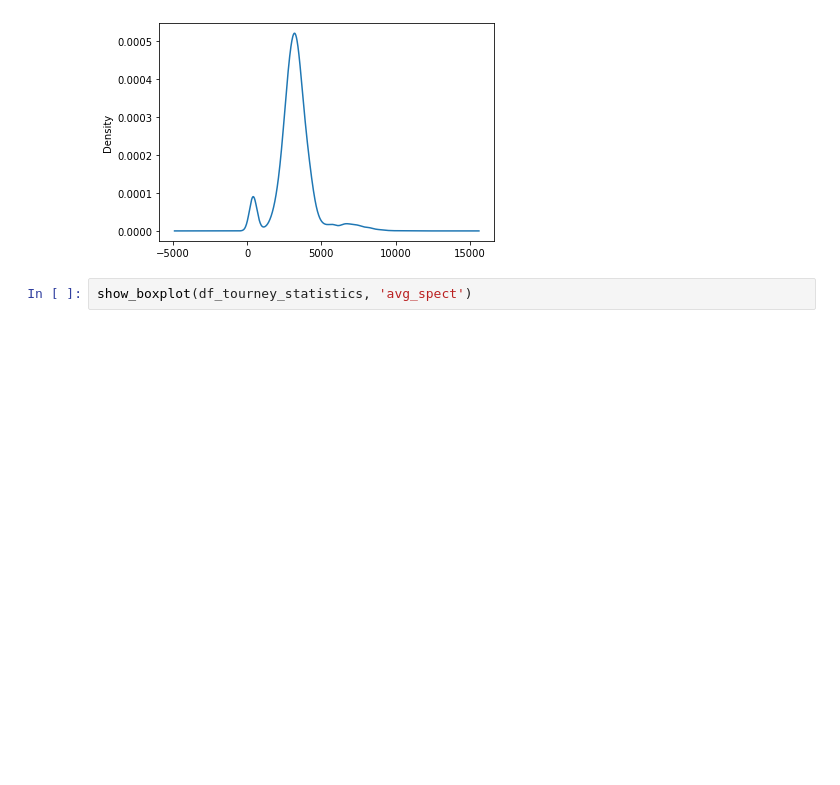
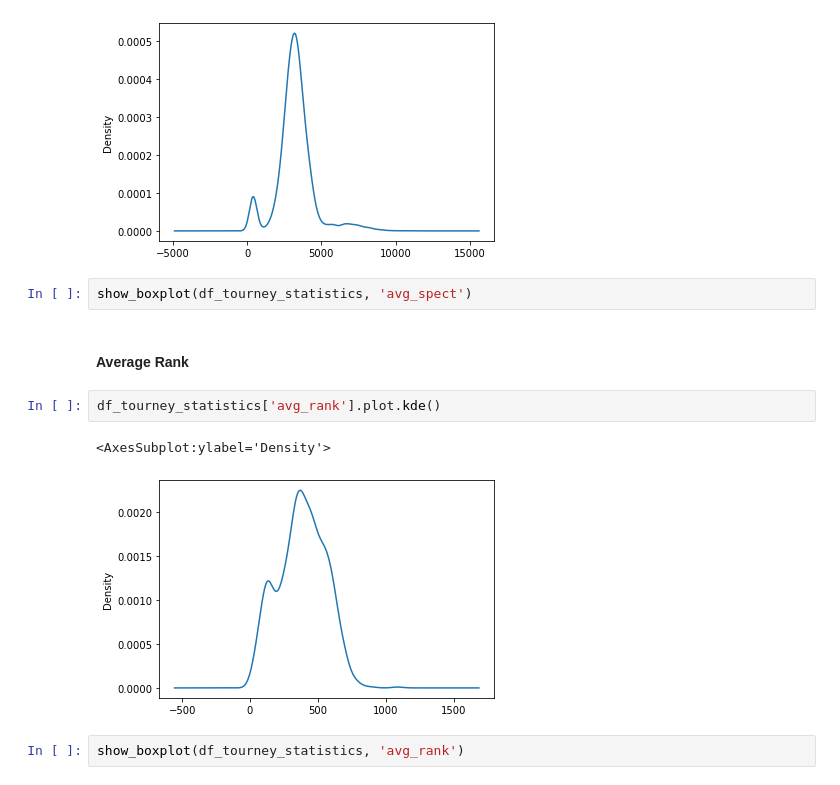
Before and after one commit to WilliamSimoni/Tennis-Matches-Data-mining, a Jupyter notebook: src/3.5_data_understanding_on_integration.ipynb, the cells around one changed output. Drawn from its saved outputs; the diff is of its cells as text; blank space fills up the shorter version.

```diff
--- a/src/3.5_data_understanding_on_integration.ipynb
+++ b/src/3.5_data_understanding_on_integration.ipynb
@@ -100,3 +100,12 @@ df_tourney_statistics['avg_spect'].plot.kde()
 [figure]
 # %%
 show_boxplot(df_tourney_statistics, 'avg_spect')
+# %% [markdown]
+#### Average Rank
+# %%
+df_tourney_statistics['avg_rank'].plot.kde()
+# %% [output]
+<AxesSubplot:ylabel='Density'>
+[figure, added]
+# %%
+show_boxplot(df_tourney_statistics, 'avg_rank')
```
Also changed, not shown: parts of 51 cells of this notebook.
